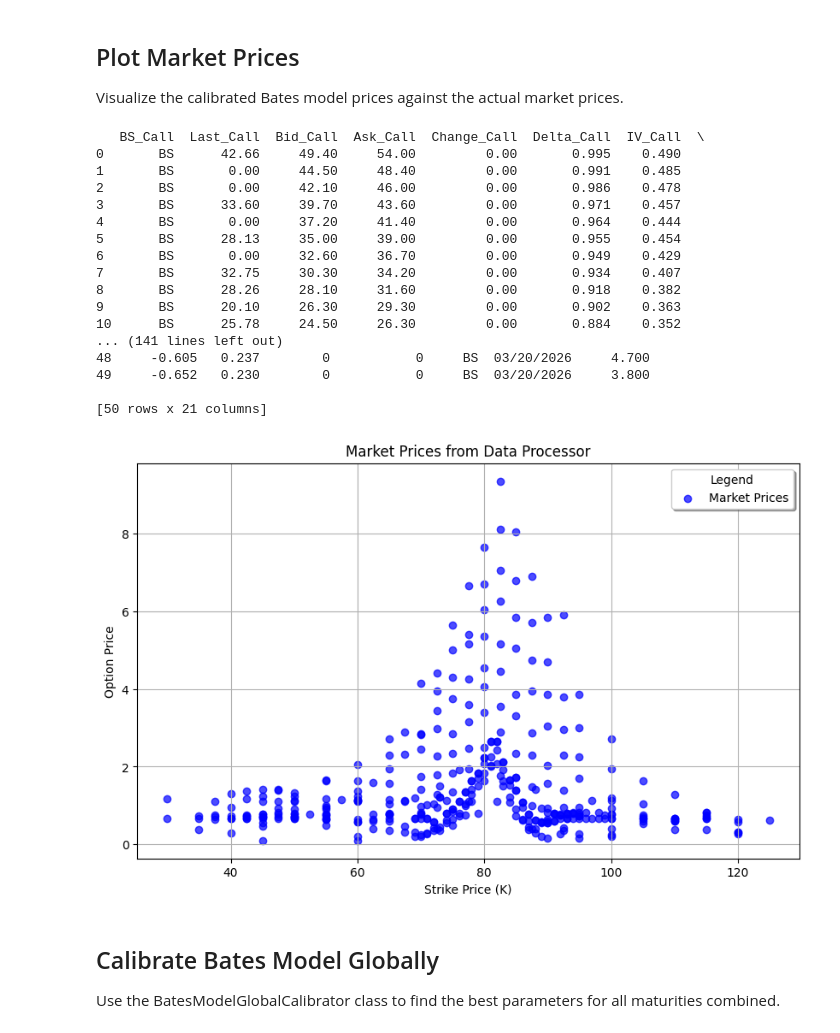
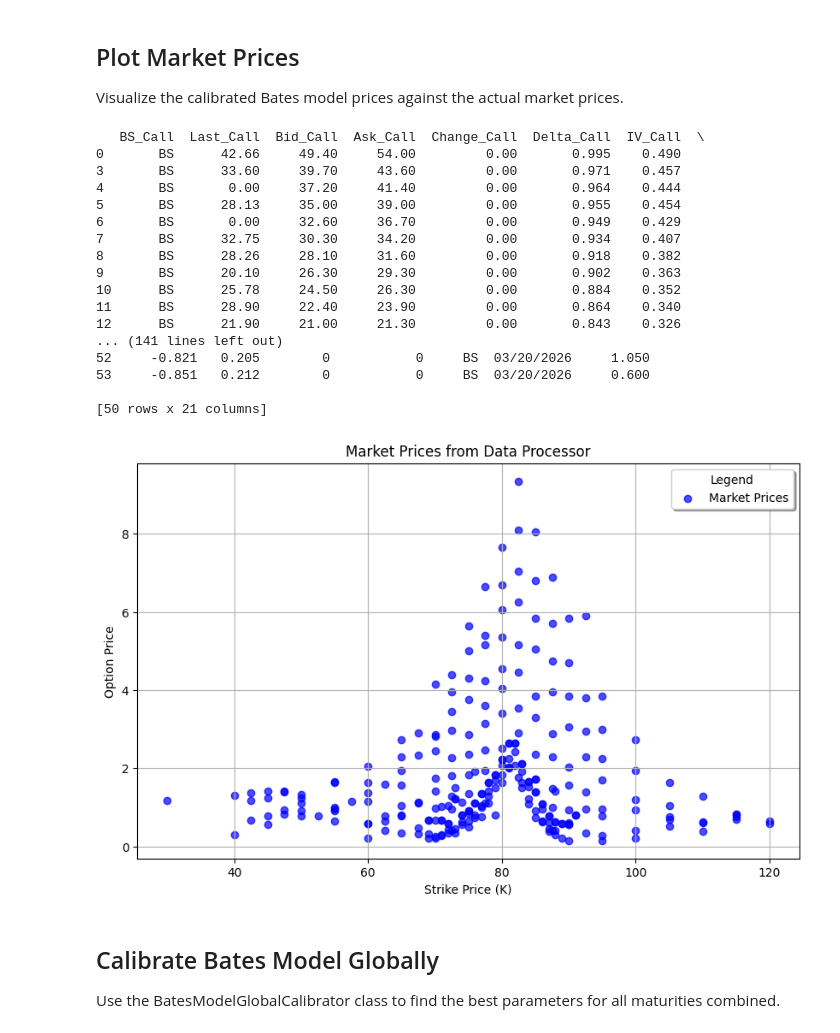
Before and after one commit to MichaelCarloH/bonus-certificate-bates-hedging, a Jupyter notebook: notebooks/bc_pricing.ipynb, the cells around one changed output. Cells and saved outputs as stored; diff of their text form; code cells hidden in the pictures.

```diff
--- a/notebooks/bc_pricing.ipynb
+++ b/notebooks/bc_pricing.ipynb
@@ -145,40 +145,43 @@ processor.load_and_process_data()
 
 # Access the combined data
 combined_data = processor.combined_data
+# Drop rows where Bid_Call or Bid_Put is 0
+combined_data = combined_data[(combined_data['Bid_Call'] > 0) & (combined_data['Bid_Put'] > 0)]
+
 print(combined_data.head(50))
 
 # Plot market prices
 plt.figure(figsize=(10, 6))
 plt.scatter(combined_data['Strike'], combined_data['Mid_Price'], label='Market Prices', color='blue', marker='o', alpha=0.7)
 
 # Add labels, title, and legend
 plt.xlabel('Strike Price (K)')
 plt.ylabel('Option Price')
 plt.title('Market Prices from Data Processor')
 plt.legend(title='Legend', loc='best', fancybox=True, shadow=True)
 plt.grid(True)
 
 # Show the plot
 plt.show()
 # %% [output]
    BS_Call  Last_Call  Bid_Call  Ask_Call  Change_Call  Delta_Call  IV_Call  \
 0       BS      42.66     49.40     54.00         0.00       0.995    0.490
-1       BS       0.00     44.50     48.40         0.00       0.991    0.485
-2       BS       0.00     42.10     46.00         0.00       0.986    0.478
 3       BS      33.60     39.70     43.60         0.00       0.971    0.457
 4       BS       0.00     37.20     41.40         0.00       0.964    0.444
 5       BS      28.13     35.00     39.00         0.00       0.955    0.454
 6       BS       0.00     32.60     36.70         0.00       0.949    0.429
 7       BS      32.75     30.30     34.20         0.00       0.934    0.407
 8       BS      28.26     28.10     31.60         0.00       0.918    0.382
 9       BS      20.10     26.30     29.30         0.00       0.902    0.363
 10      BS      25.78     24.50     26.30         0.00       0.884    0.352
+11      BS      28.90     22.40     23.90         0.00       0.864    0.340
+12      BS      21.90     21.00     21.30         0.00       0.843    0.326
 ... (141 lines left out)
-48     -0.605   0.237        0           0     BS  03/20/2026     4.700
-49     -0.652   0.230        0           0     BS  03/20/2026     3.800
+52     -0.821   0.205        0           0     BS  03/20/2026     1.050
+53     -0.851   0.212        0           0     BS  03/20/2026     0.600
 
 [50 rows x 21 columns]
-[figure, old version]
+[figure, new version]
 # %% [markdown]
 ## Calibrate Bates Model Globally
 Use the BatesModelGlobalCalibrator class to find the best parameters for all maturities combined.
```
Also changed, not shown: parts of 8 cells of this notebook, 3 other files.
